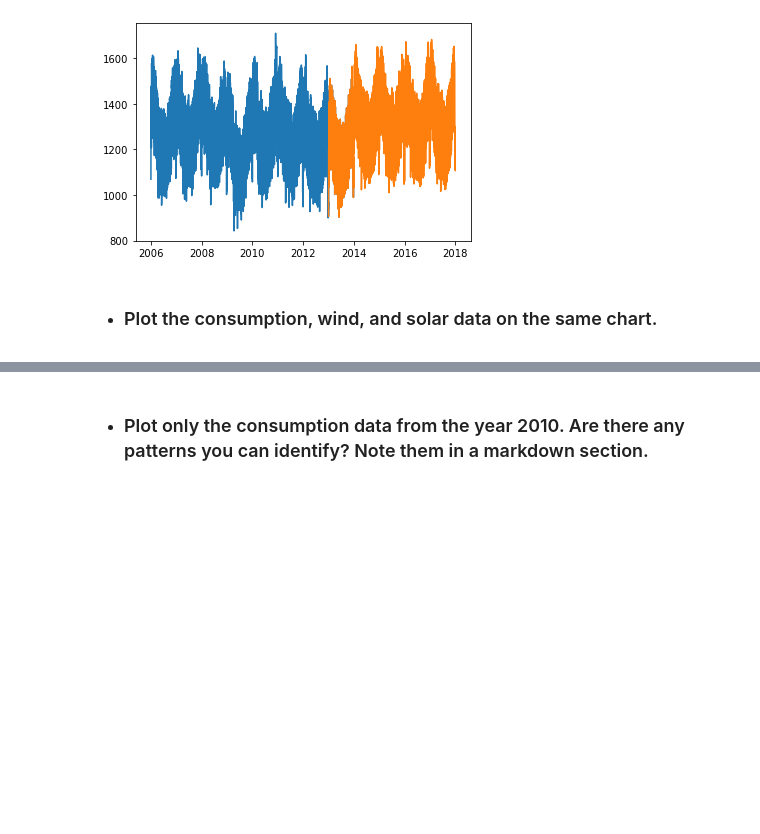
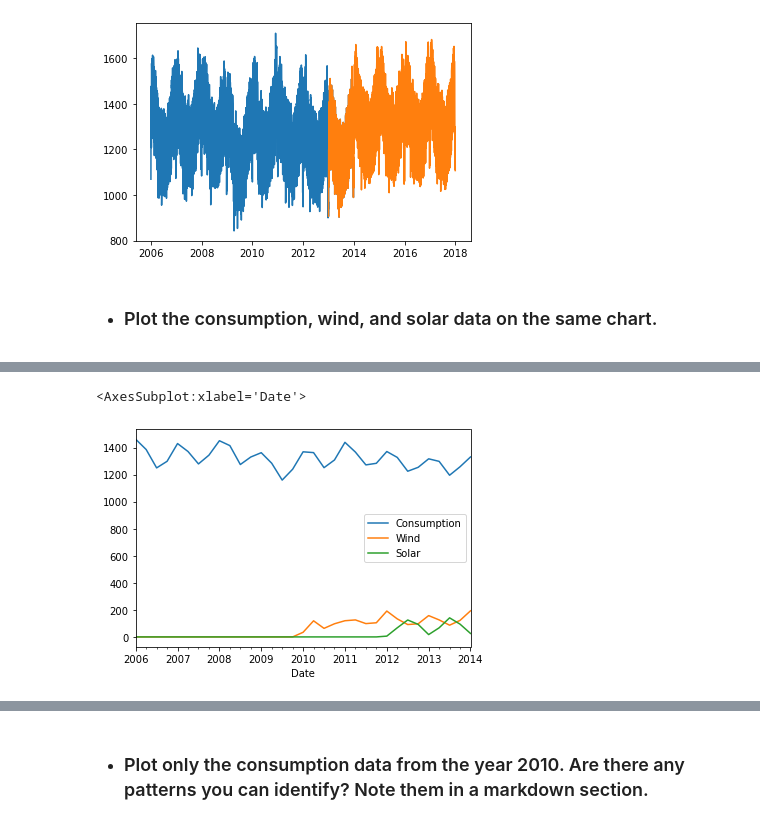
Before and after one commit to jeneyring/time-series-exercises, a Jupyter notebook: explore.ipynb, the cells around one changed output, grey strips where cells are left out. Cells and saved outputs as stored; diff of their text form; code cells hidden in the pictures; blank space fills up the shorter version.

```diff
--- a/explore.ipynb
+++ b/explore.ipynb
@@ -309,0 +317,7 @@ sns.catplot(x="Consumption", y="Wind+Solar", data=train)
+# %%
+weather = pd.DataFrame({
+    'Consumption': train.Consumption.resample('3M').mean(),
+    'Wind': train.Wind.resample('3M').mean(),
+    'Solar': train.Solar.resample('3M').mean()
+})
+weather.head()
@@ -309,0 +332,5 @@ sns.catplot(x="Consumption", y="Wind+Solar", data=train)
+# %%
+weather.iloc[:, 0:].plot()
+# %% [output]
+<AxesSubplot:xlabel='Date'>
+[figure, added]
```
Also changed, not shown: parts of 13 cells of this notebook.
